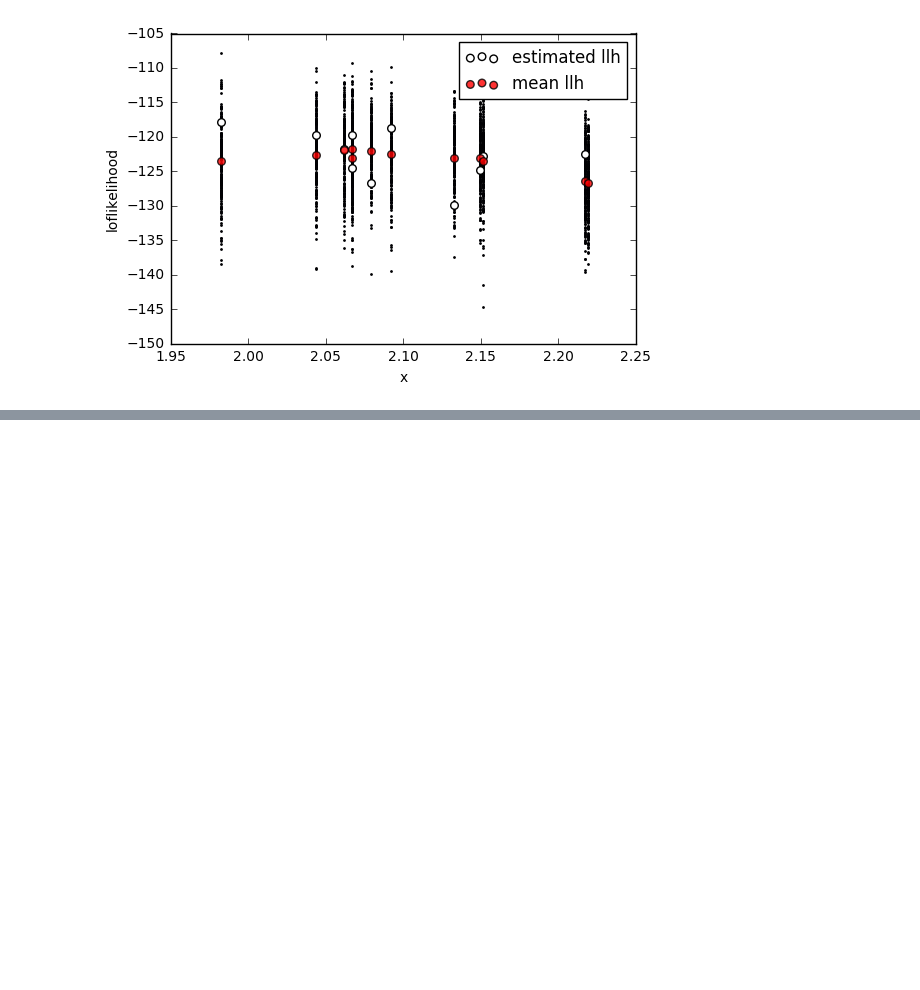
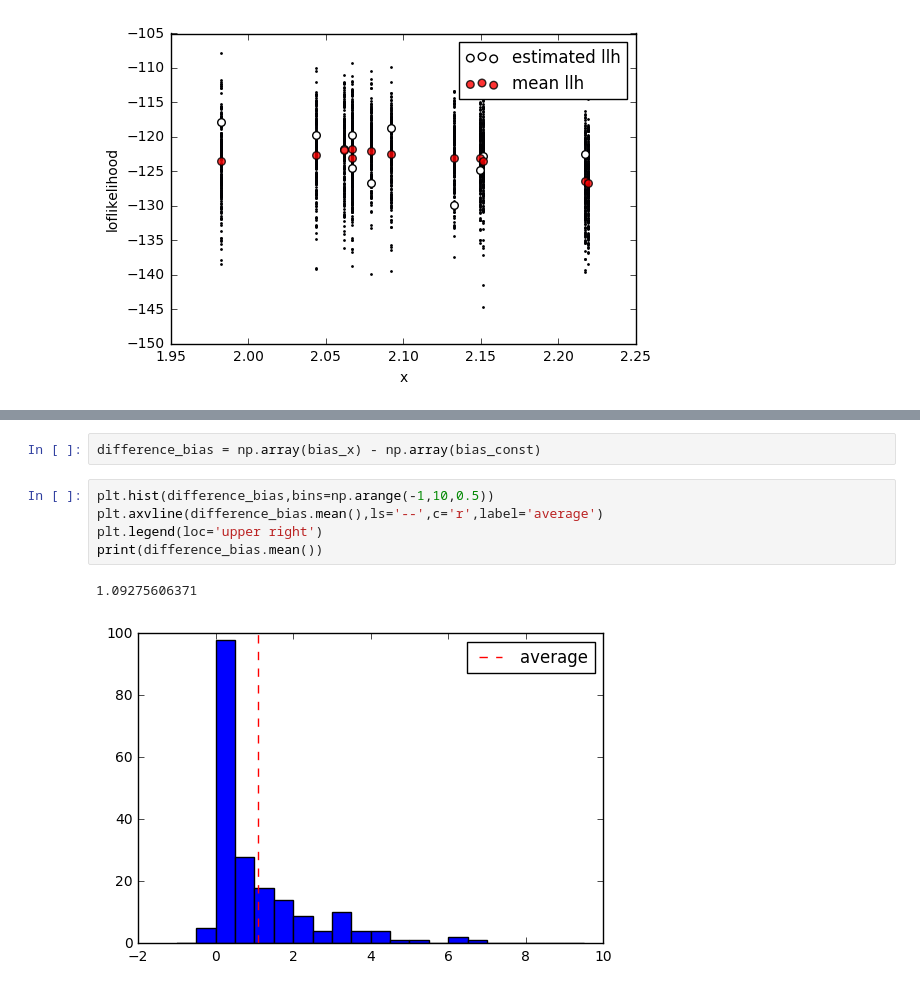
Before and after one commit to kyohei-koga/stastical_modeling_for-_data_analysis, a Jupyter notebook: 04aic_and_goodness_of_prediction_of_models/practice02.ipynb, the cells around one changed output, grey strips where cells are left out. Drawn from its saved outputs; the diff is of its cells as text; blank space fills up the shorter version.

```diff
--- a/04aic_and_goodness_of_prediction_of_models/practice02.ipynb
+++ b/04aic_and_goodness_of_prediction_of_models/practice02.ipynb
@@ -341,0 +429,10 @@ plt.legend()
+# %%
+difference_bias = np.array(bias_x) - np.array(bias_const)
+# %%
+plt.hist(difference_bias,bins=np.arange(-1,10,0.5))
+plt.axvline(difference_bias.mean(),ls='--',c='r',label='average')
+plt.legend(loc='upper right')
+print(difference_bias.mean())
+# %% [output]
+1.09275606371
+[figure, added]
```
Also changed, not shown: parts of 18 cells of this notebook, 1 other file.
